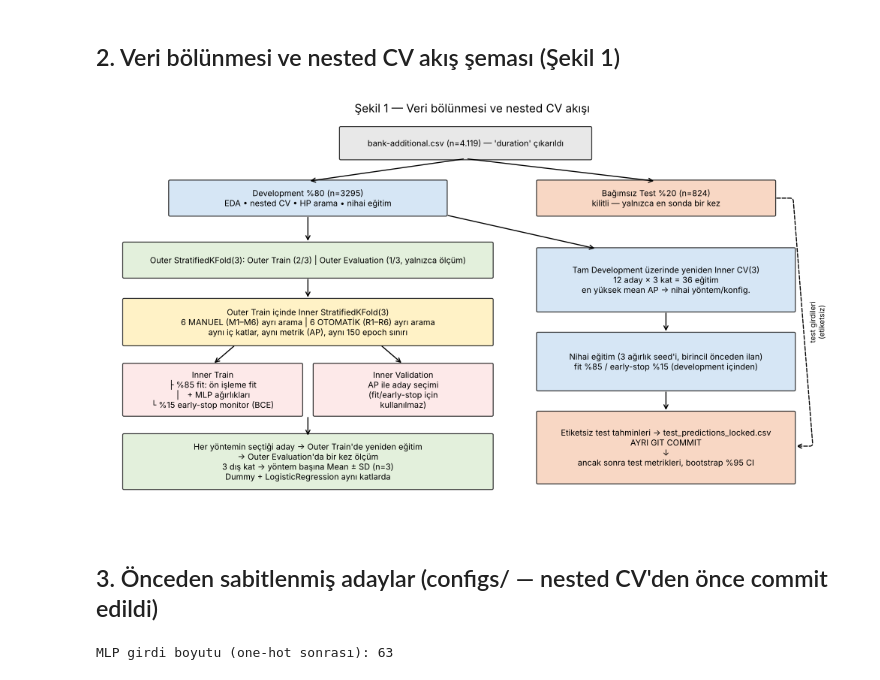
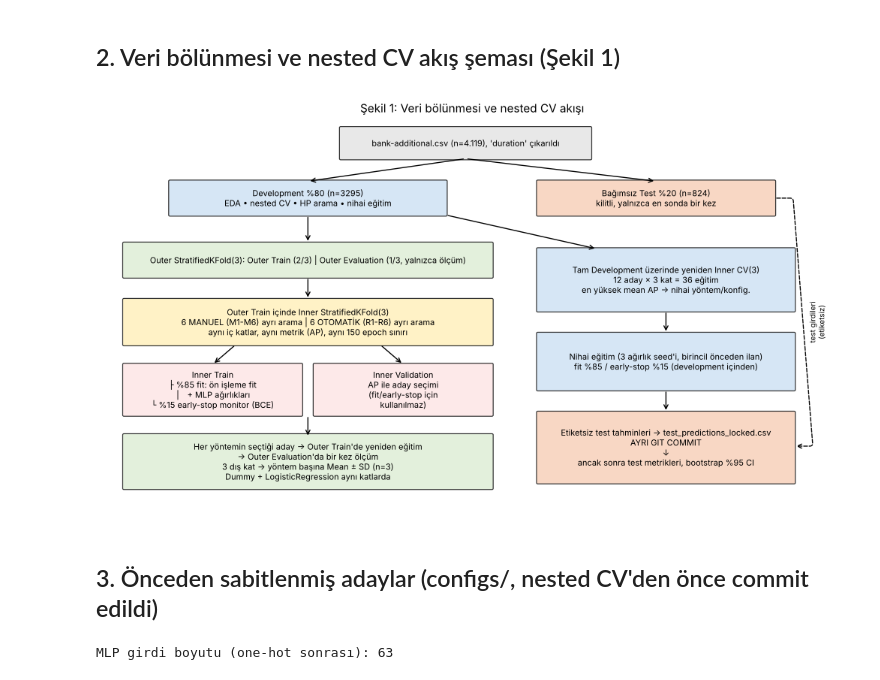
Before and after one commit to ibrahimalpsoy/ysa-midterm-bank-mlp, a Jupyter notebook: 02_nested_cv.ipynb, the cells around one changed output. Cells and saved outputs as stored; diff of their text form; code cells hidden in the pictures.

```diff
--- a/02_nested_cv.ipynb
+++ b/02_nested_cv.ipynb
@@ -63,36 +63,36 @@ Development: (3295, 19) pozitif oran: 0.1096 | test satırı (kullanılmıyor):
 # %%
 from matplotlib.patches import FancyBboxPatch
 def box(ax, x, y, w, h, text, fc):
     ax.add_patch(FancyBboxPatch((x, y), w, h, boxstyle="round,pad=0.02", fc=fc, ec="#333", lw=.8))
     ax.text(x + w / 2, y + h / 2, text, ha="center", va="center", fontsize=7.2)
 def arrow(ax, x1, y1, x2, y2):
     ax.annotate("", (x2, y2), (x1, y1), arrowprops=dict(arrowstyle="->", lw=.9))
 fig, ax = plt.subplots(figsize=(11.5, 6.2)); ax.set_xlim(0, 11.2); ax.set_ylim(0, 7); ax.axis("off")
-box(ax, 3.6, 6.3, 3.8, .55, f"bank-additional.csv (n=4.119) — 'duration' çıkarıldı", "#e8e8e8")
+box(ax, 3.6, 6.3, 3.8, .55, f"bank-additional.csv (n=4.119), 'duration' çıkarıldı", "#e8e8e8")
 box(ax, 1.0, 5.3, 4.2, .6, f"Development %80 (n={len(dev_idx)})\nEDA • nested CV • HP arama • nihai eğitim", "#d6e6f5")
-box(ax, 6.6, 5.3, 3.6, .6, f"Bağımsız Test %20 (n={len(test_idx)})\nkilitli — yalnızca en sonda bir kez", "#f8d7c4")
+box(ax, 6.6, 5.3, 3.6, .6, f"Bağımsız Test %20 (n={len(test_idx)})\nkilitli, yalnızca en sonda bir kez", "#f8d7c4")
 arrow(ax, 5.5, 6.3, 3.1, 5.9); arrow(ax, 5.5, 6.3, 8.4, 5.9)
 box(ax, 0.3, 4.2, 5.6, .6, "Outer StratifiedKFold(3): Outer Train (2/3) | Outer Evaluation (1/3, yalnızca ölçüm)", "#e3f0dc")
 arrow(ax, 3.1, 5.3, 3.1, 4.8)
-box(ax, 0.3, 3.0, 5.6, .8, "Outer Train içinde Inner StratifiedKFold(3)\n6 MANUEL (M1–M6) ayrı arama | 6 OTOMATİK (R1–R6) ayrı arama\naynı iç katlar, aynı metrik (AP), aynı 150 epoch sınırı", "#fff2c6")
+box(ax, 0.3, 3.0, 5.6, .8, "Outer Train içinde Inner StratifiedKFold(3)\n6 MANUEL (M1-M6) ayrı arama | 6 OTOMATİK (R1-R6) ayrı arama\naynı iç katlar, aynı metrik (AP), aynı 150 epoch sınırı", "#fff2c6")
 arrow(ax, 3.1, 4.2, 3.1, 3.8)
 box(ax, 0.3, 1.75, 2.7, .9, "Inner Train\n├ %85 fit: ön işleme fit\n│   + MLP ağırlıkları\n└ %15 early-stop monitor (BCE)", "#fde9e9")
 box(ax, 3.2, 1.75, 2.7, .9, "Inner Validation\nAP ile aday seçimi\n(fit/early-stop için\nkullanılmaz)", "#fde9e9")
 arrow(ax, 2.0, 3.0, 1.65, 2.65); arrow(ax, 4.2, 3.0, 4.55, 2.65)
 box(ax, 0.3, 0.45, 5.6, .95, "Her yöntemin seçtiği aday → Outer Train'de yeniden eğitim\n→ Outer Evaluation'da bir kez ölçüm\n3 dış kat → yöntem başına Mean ± SD (n=3)\nDummy + LogisticRegression aynı katlarda", "#e3f0dc")
 arrow(ax, 3.1, 1.75, 3.1, 1.35)
 box(ax, 6.6, 3.6, 3.9, 1.1, "Tam Development üzerinde yeniden Inner CV(3)\n12 aday × 3 kat = 36 eğitim\nen yüksek mean AP → nihai yöntem/konfig.", "#d6e6f5")
 box(ax, 6.6, 2.2, 3.9, 1.0, "Nihai eğitim (3 ağırlık seed'i, birincil önceden ilan)\nfit %85 / early-stop %15 (development içinden)", "#d6e6f5")
 box(ax, 6.6, 0.55, 3.9, 1.25, "Etiketsiz test tahminleri → test_predictions_locked.csv\nAYRI GIT COMMIT\n↓\nancak sonra test metrikleri, bootstrap %95 CI", "#f8d7c4")
 arrow(ax, 8.55, 3.6, 8.55, 3.2); arrow(ax, 8.55, 2.2, 8.55, 1.8); arrow(ax, 5.2, 5.3, 7.5, 4.7)
 ax.annotate("", (10.5, 1.2), (10.2, 5.6), arrowprops=dict(arrowstyle="->", lw=.9, ls="--", connectionstyle="arc,angleA=0,angleB=0,armA=25,armB=25,rad=4"))
 ax.text(10.85, 3.4, "test girdileri\n(etiketsiz)", rotation=90, ha="center", va="center", fontsize=6.5)
-ax.set_title("Şekil 1 — Veri bölünmesi ve nested CV akışı", fontsize=10)
+ax.set_title("Şekil 1: Veri bölünmesi ve nested CV akışı", fontsize=10)
 fig.savefig(C.FIG_DIR / "fig01_nested_cv_flow.png"); plt.show()
 # %% [output]
-[figure, old version]
+[figure, new version]
 # %% [markdown]
-## 3. Önceden sabitlenmiş adaylar (configs/ — nested CV'den önce commit edildi)
+## 3. Önceden sabitlenmiş adaylar (configs/, nested CV'den önce commit edildi)
 # %%
 cands = S.load_candidates()
 # configs/ dosyalarının deterministik üreticiyle birebir aynı olduğunu doğrula
```
Also changed, not shown: parts of 10 cells of this notebook, 39 other files.
